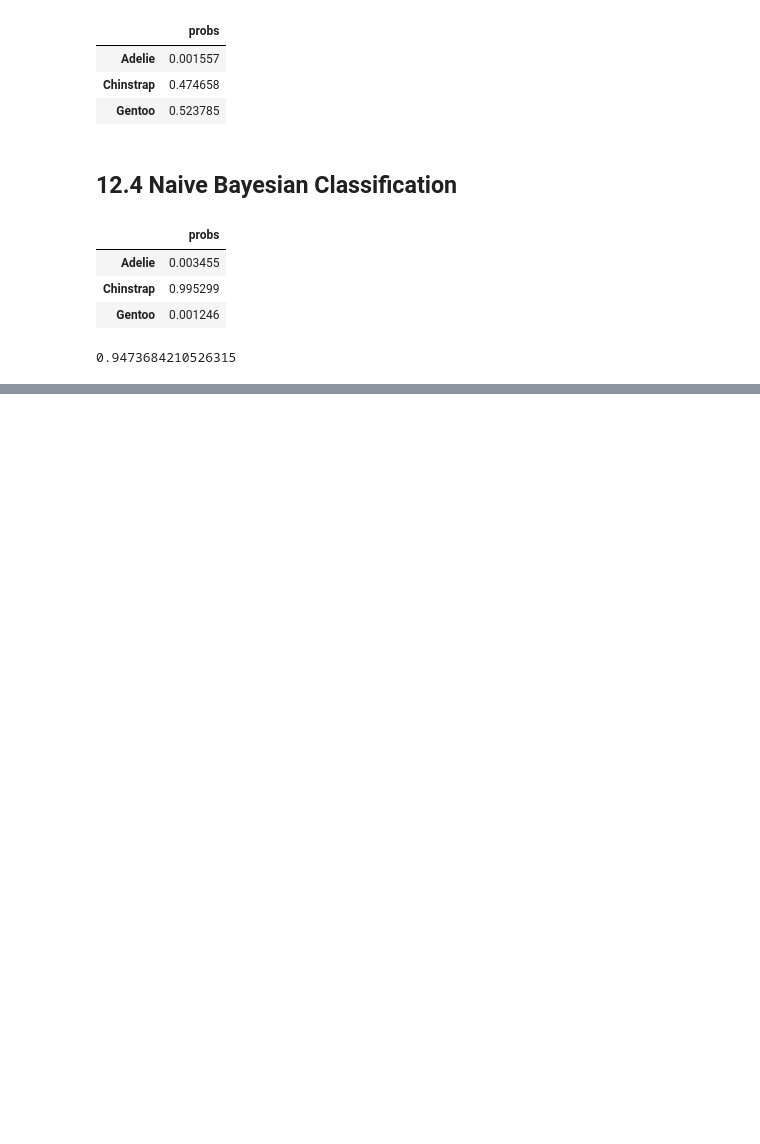
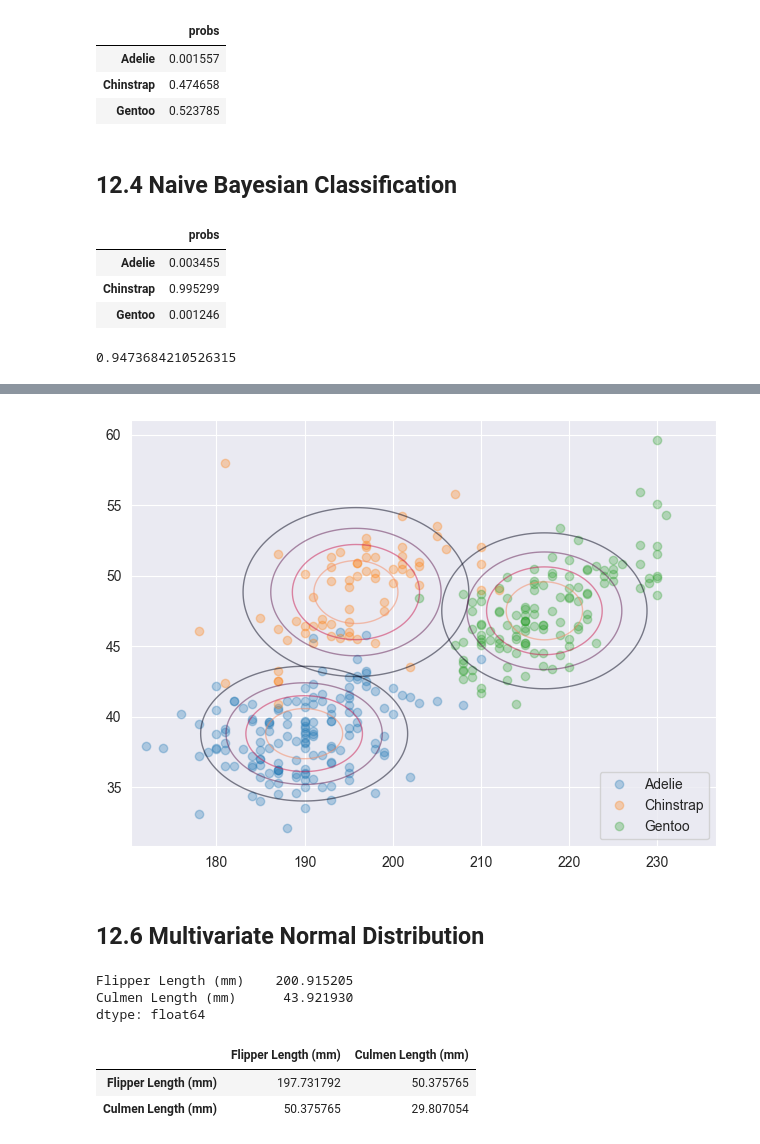
Before and after one commit to Xupeiyi/think-bayes, a Jupyter notebook: chapter12.ipynb, the cells around one changed output, grey strips where cells are left out. Saved outputs shown, nothing was run; the diff lists cells and outputs as text; code cells hidden in the pictures; blank space fills up the shorter version.

```diff
--- a/chapter12.ipynb
+++ b/chapter12.ipynb
@@ -170,0 +212,40 @@ accuracy(df)
+# %%
+def make_pmf_norm(dist, sigmas=3, n=101):
+    mean, std = dist.mean(), dist.std()
+    low = mean - sigmas * std
+    high = mean + sigmas * std
+    qs = np.linspace(low, high, n)
+    ps = dist.pdf(qs)
+    pmf = Pmf(ps, qs)
+    pmf.normalize()
+    return pmf
+
+
+joint_map = {}
+for species in hypos:
+    pmf1 = make_pmf_norm(flipper_map[species])
+    pmf2 = make_pmf_norm(culmen_map[species])
+    joint_map[species] = make_joint(pmf1, pmf2)
+
+scatterplot(df, var1, var2)
+for species in hypos:
+    plot_contour(joint_map[species], alpha=0.5)
+# %% [output]
+[figure, added]
+# %% [markdown]
+## 12.6 Multivariate Normal Distribution
+# %%
+features = df[[var1, var2]]
+mean = features.mean()
+mean
+# %% [output]
+Flipper Length (mm)    200.915205
+Culmen Length (mm)      43.921930
+dtype: float64
+# %%
+cov = features.cov()
+cov
+# %% [output]
+|  | Flipper Length (mm) | Culmen Length (mm) |
+| Flipper Length (mm) | 197.731792 | 50.375765 |
+| Culmen Length (mm) | 50.375765 | 29.807054 |
```
Also changed, not shown: parts of 8 cells of this notebook.
